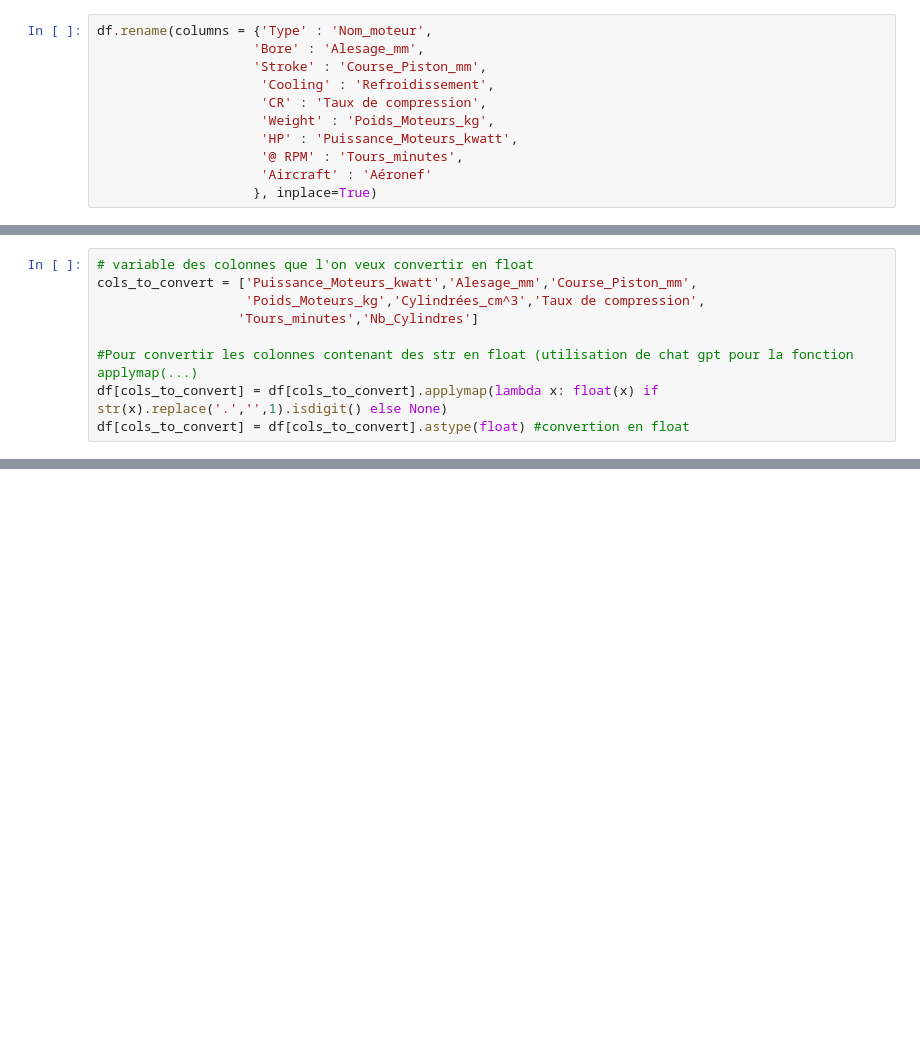
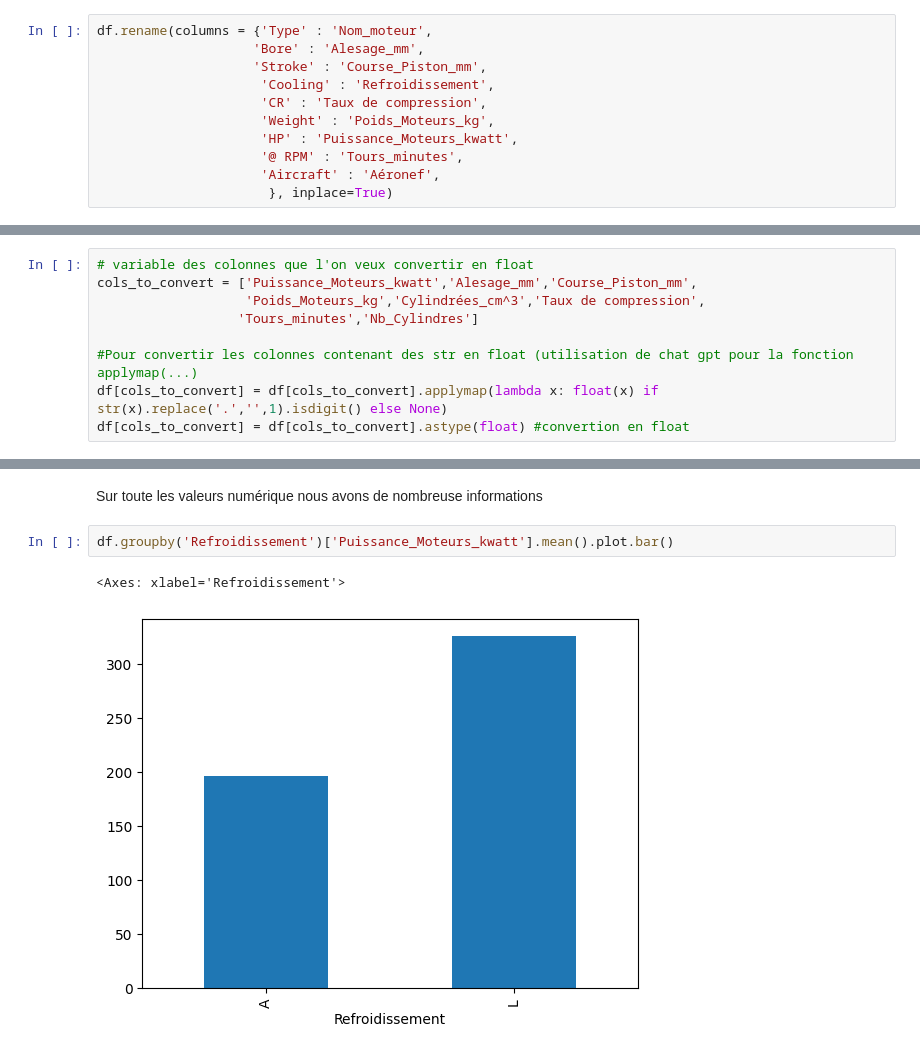
Before and after one commit to Paulciapello/Projet_Info_L2, a Jupyter notebook: main.ipynb, the cells around one changed output, grey strips where cells are left out. Saved outputs shown, nothing was run; the diff lists cells and outputs as text; blank space fills up the shorter version.

```diff
--- a/main.ipynb
+++ b/main.ipynb
@@ -45,6 +88,6 @@ df.rename(columns = {'Type' : 'Nom_moteur',
                      'Weight' : 'Poids_Moteurs_kg',
                      'HP' : 'Puissance_Moteurs_kwatt',
                      '@ RPM' : 'Tours_minutes',
-                     'Aircraft' : 'Aéronef'
-                    }, inplace=True)
+                     'Aircraft' : 'Aéronef',
+                      }, inplace=True)
 # %% [markdown]
@@ -124,0 +178,7 @@ df
+# %% [markdown]
+Sur toute les valeurs numérique nous avons de nombreuse informations
+# %%
+df.groupby('Refroidissement')['Puissance_Moteurs_kwatt'].mean().plot.bar()
+# %% [output]
+<Axes: xlabel='Refroidissement'>
+[figure, added]
```
Also changed, not shown: parts of 20 cells of this notebook, 1 other file.
